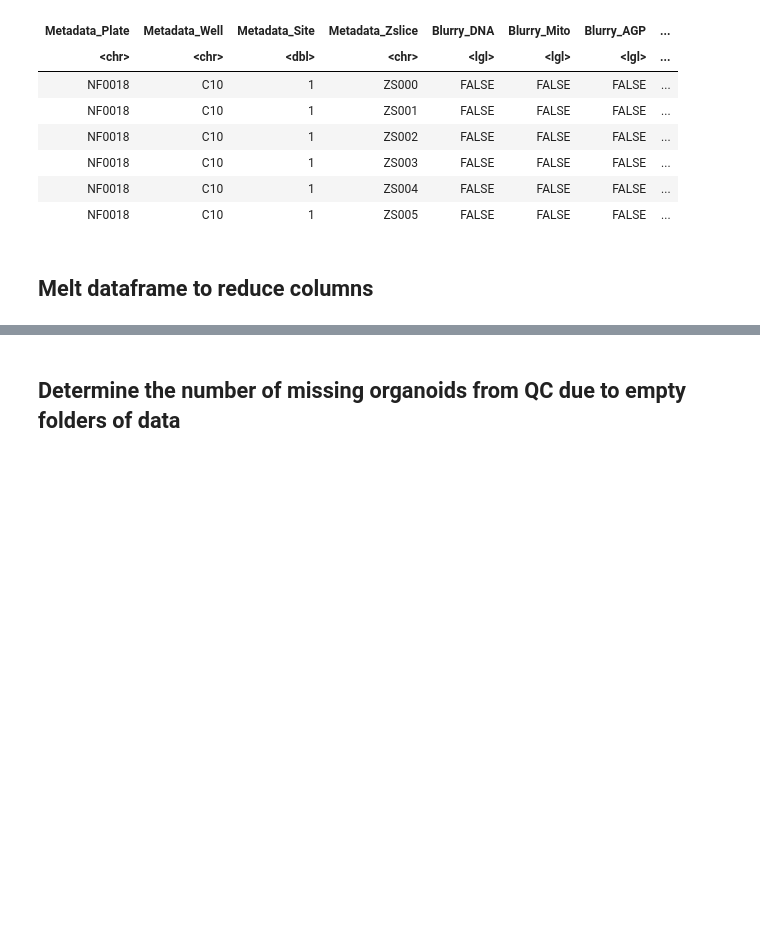
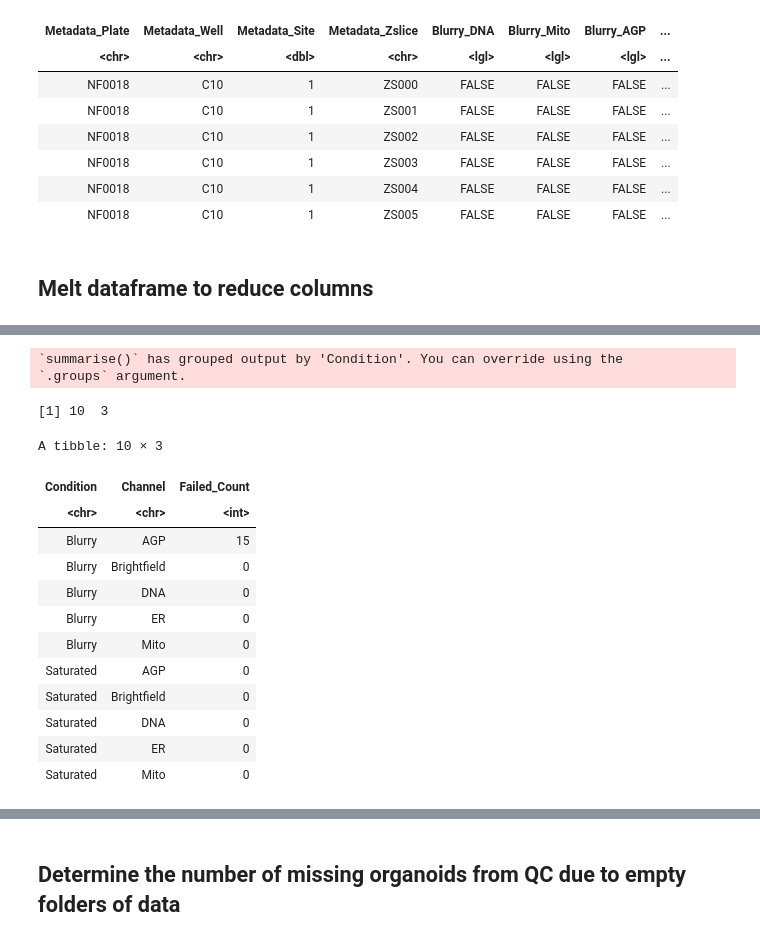
Before and after one commit to WayScience/NF1_3D_organoid_profiling_pipeline, a Jupyter notebook: 1.image_quality_control/notebooks/3.generate_qc_report.ipynb, the cells around one changed output, grey strips where cells are left out. Saved outputs shown, nothing was run; the diff lists cells and outputs as text; code cells hidden in the pictures; blank space fills up the shorter version.

```diff
--- a/1.image_quality_control/notebooks/3.generate_qc_report.ipynb
+++ b/1.image_quality_control/notebooks/3.generate_qc_report.ipynb
@@ -86,3 +89,34 @@ A tibble: 6 × 7
 | NF0018 | C10 | 1 | ZS000 | Blurry | Brightfield | FALSE |
 | NF0018 | C10 | 1 | ZS000 | Blurry | ER | FALSE |
 | NF0018 | C10 | 1 | ZS000 | Saturated | DNA | FALSE |
+# %%
+# Filter the dataframe for specific rows
+filtered_df <- melted_qc_df %>%
+    filter(Metadata_Plate == "NF0016", Metadata_Well == "D2", Metadata_Site == 3)
+
+# Summarize the number of failed z-slices for each condition and channel
+failed_summary <- filtered_df %>%
+    group_by(Condition, Channel) %>%
+    summarize(Failed_Count = sum(Failed == TRUE, na.rm = TRUE)) %>%
+    ungroup()
+
+# Show the summary
+dim(failed_summary)
+failed_summary
+# %% [output]
+`summarise()` has grouped output by 'Condition'. You can override using the
+`.groups` argument.
+[1] 10  3
+A tibble: 10 × 3
+| Condition | Channel | Failed_Count |
+| <chr> | <chr> | <int> |
+| Blurry | AGP | 15 |
+| Blurry | Brightfield | 0 |
+| Blurry | DNA | 0 |
+| Blurry | ER | 0 |
+| Blurry | Mito | 0 |
+| Saturated | AGP | 0 |
+| Saturated | Brightfield | 0 |
+| Saturated | DNA | 0 |
+| Saturated | ER | 0 |
+| Saturated | Mito | 0 |
```
Also changed, not shown: parts of 16 cells of this notebook, 30 other files.
